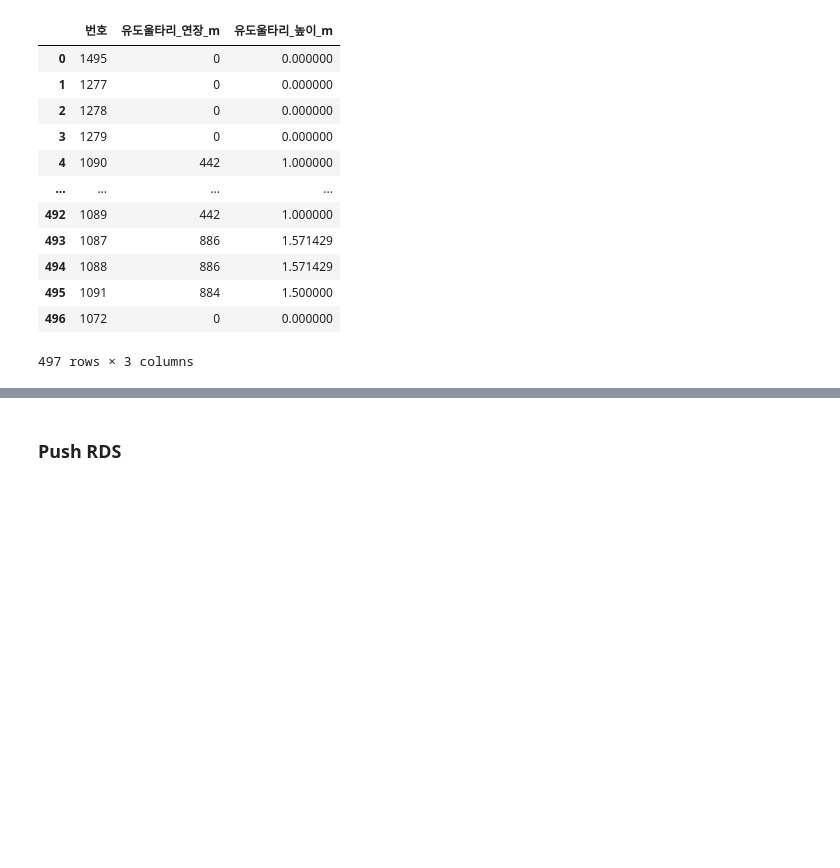
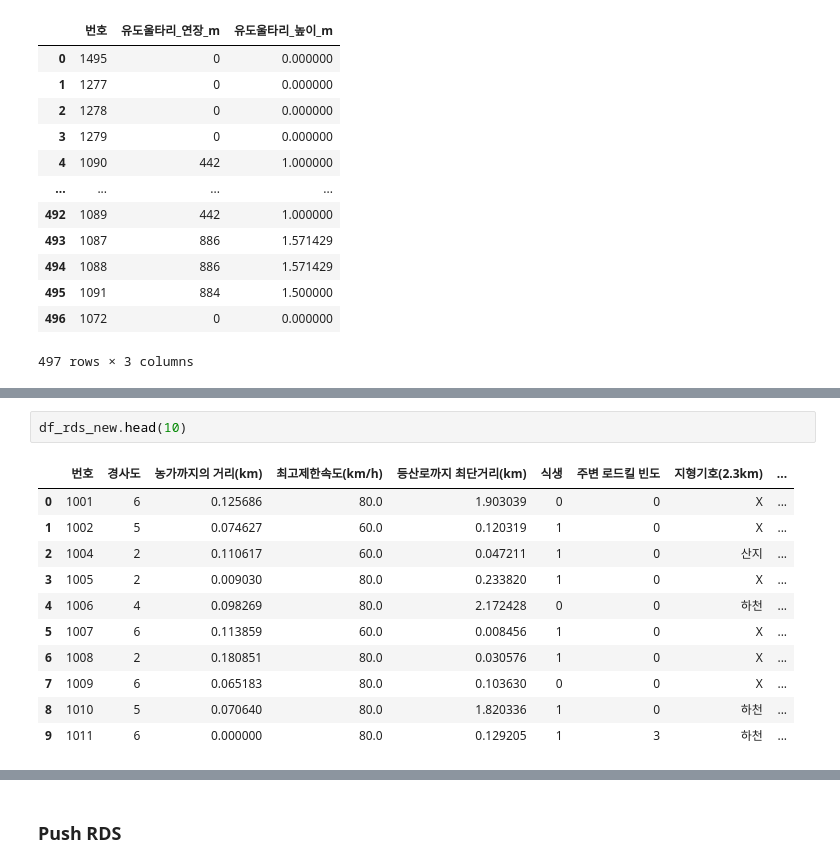
Before and after one commit to HKLeeeee/datacampus_dao, a Jupyter notebook: preprocessing/2. 유도울타리.ipynb, the cells around one changed output, grey strips where cells are left out. Cells and saved outputs as stored; diff of their text form; blank space fills up the shorter version.

```diff
--- a/preprocessing/2. 유도울타리.ipynb
+++ b/preprocessing/2. 유도울타리.ipynb
@@ -378,0 +381,14 @@ df_rds_new
+# %%
+df_rds_new.head(10)
+# %% [output]
+|  | 번호 | 경사도 | 농가까지의 거리(km) | 최고제한속도(km/h) | 등산로까지 최단거리(km) | 식생 | 주변 로드킬 빈도 | 지형기호(2.3km) | ... |
+| 0 | 1001 | 6 | 0.125686 | 80.0 | 1.903039 | 0 | 0 | X | ... |
+| 1 | 1002 | 5 | 0.074627 | 60.0 | 0.120319 | 1 | 0 | X | ... |
+| 2 | 1004 | 2 | 0.110617 | 60.0 | 0.047211 | 1 | 0 | 산지 | ... |
+| 3 | 1005 | 2 | 0.009030 | 80.0 | 0.233820 | 1 | 0 | X | ... |
+| 4 | 1006 | 4 | 0.098269 | 80.0 | 2.172428 | 0 | 0 | 하천 | ... |
+| 5 | 1007 | 6 | 0.113859 | 60.0 | 0.008456 | 1 | 0 | X | ... |
+| 6 | 1008 | 2 | 0.180851 | 80.0 | 0.030576 | 1 | 0 | X | ... |
+| 7 | 1009 | 6 | 0.065183 | 80.0 | 0.103630 | 0 | 0 | X | ... |
+| 8 | 1010 | 5 | 0.070640 | 80.0 | 1.820336 | 1 | 0 | 하천 | ... |
+| 9 | 1011 | 6 | 0.000000 | 80.0 | 0.129205 | 1 | 3 | 하천 | ... |
```
Also changed, not shown: parts of 5 cells of this notebook.
